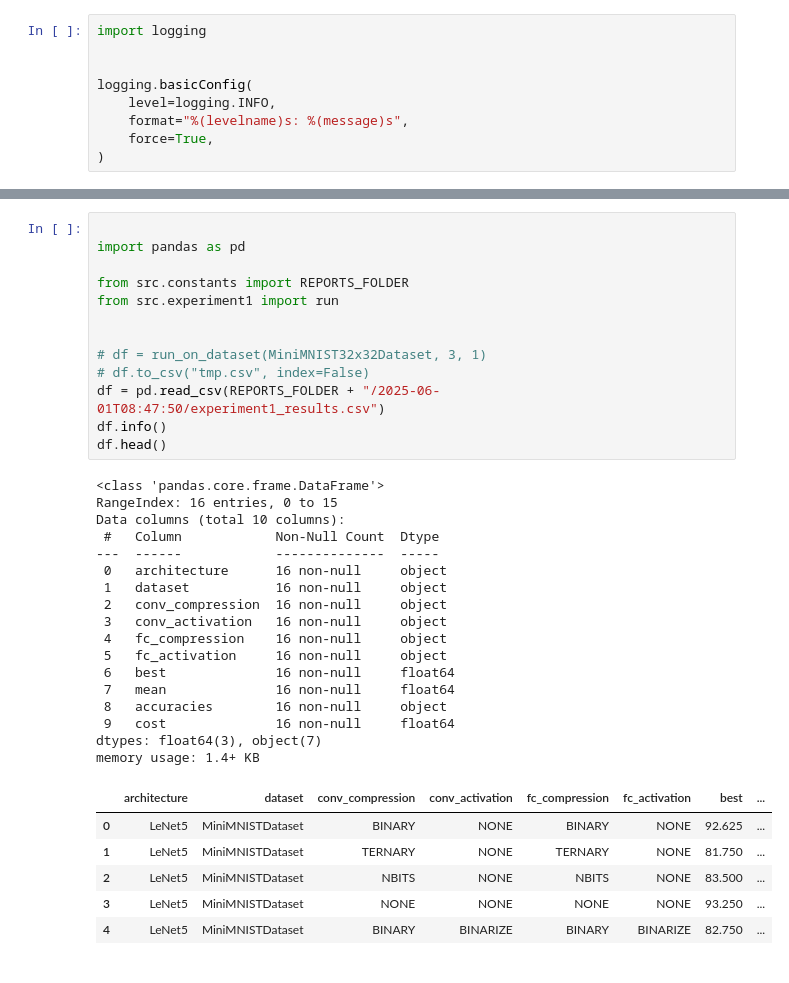
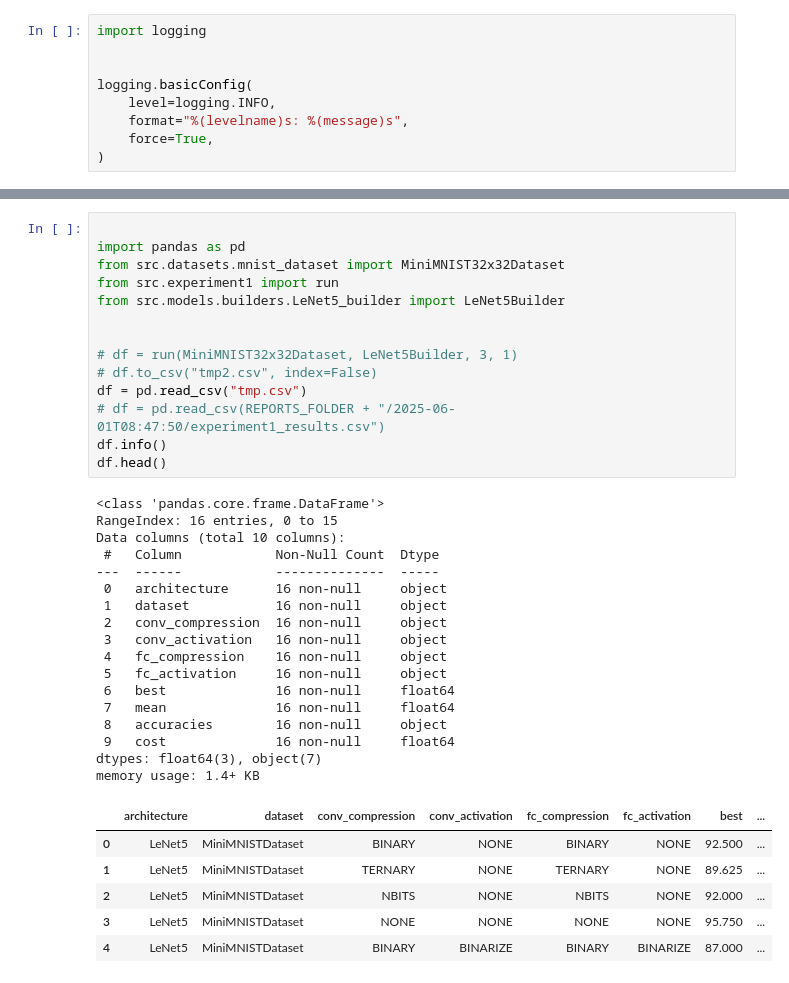
Before and after one commit to DiceNameIsMy/neural-networks-compression, a Jupyter notebook: src/notebooks/experiment1.ipynb, the cells around one changed output, grey strips where cells are left out. Cells and saved outputs as stored; diff of their text form.

```diff
--- a/src/notebooks/experiment1.ipynb
+++ b/src/notebooks/experiment1.ipynb
@@ -87,37 +56,38 @@ CNN(
 # %%
 
 import pandas as pd
-
-from src.constants import REPORTS_FOLDER
+from src.datasets.mnist_dataset import MiniMNIST32x32Dataset
 from src.experiment1 import run
+from src.models.builders.LeNet5_builder import LeNet5Builder
 
 
-# df = run_on_dataset(MiniMNIST32x32Dataset, 3, 1)
-# df.to_csv("tmp.csv", index=False)
-df = pd.read_csv(REPORTS_FOLDER + "/2025-06-01T08:47:50/experiment1_results.csv")
+# df = run(MiniMNIST32x32Dataset, LeNet5Builder, 3, 1)
+# df.to_csv("tmp2.csv", index=False)
+df = pd.read_csv("tmp.csv")
+# df = pd.read_csv(REPORTS_FOLDER + "/2025-06-01T08:47:50/experiment1_results.csv")
 df.info()
 df.head()
 # %% [output]
 <class 'pandas.core.frame.DataFrame'>
 RangeIndex: 16 entries, 0 to 15
 Data columns (total 10 columns):
  #   Column            Non-Null Count  Dtype
 ---  ------            --------------  -----
  0   architecture      16 non-null     object
  1   dataset           16 non-null     object
  2   conv_compression  16 non-null     object
  3   conv_activation   16 non-null     object
  4   fc_compression    16 non-null     object
  5   fc_activation     16 non-null     object
  6   best              16 non-null     float64
  7   mean              16 non-null     float64
  8   accuracies        16 non-null     object
  9   cost              16 non-null     float64
 dtypes: float64(3), object(7)
 memory usage: 1.4+ KB
 |  | architecture | dataset | conv_compression | conv_activation | fc_compression | fc_activation | best | ... |
-| 0 | LeNet5 | MiniMNISTDataset | BINARY | NONE | BINARY | NONE | 92.625 | ... |
-| 1 | LeNet5 | MiniMNISTDataset | TERNARY | NONE | TERNARY | NONE | 81.750 | ... |
-| 2 | LeNet5 | MiniMNISTDataset | NBITS | NONE | NBITS | NONE | 83.500 | ... |
-| 3 | LeNet5 | MiniMNISTDataset | NONE | NONE | NONE | NONE | 93.250 | ... |
-| 4 | LeNet5 | MiniMNISTDataset | BINARY | BINARIZE | BINARY | BINARIZE | 82.750 | ... |
+| 0 | LeNet5 | MiniMNISTDataset | BINARY | NONE | BINARY | NONE | 92.500 | ... |
+| 1 | LeNet5 | MiniMNISTDataset | TERNARY | NONE | TERNARY | NONE | 89.625 | ... |
+| 2 | LeNet5 | MiniMNISTDataset | NBITS | NONE | NBITS | NONE | 92.000 | ... |
+| 3 | LeNet5 | MiniMNISTDataset | NONE | NONE | NONE | NONE | 95.750 | ... |
+| 4 | LeNet5 | MiniMNISTDataset | BINARY | BINARIZE | BINARY | BINARIZE | 87.000 | ... |
```
Also changed, not shown: parts of 13 cells of this notebook, 5 other files.
